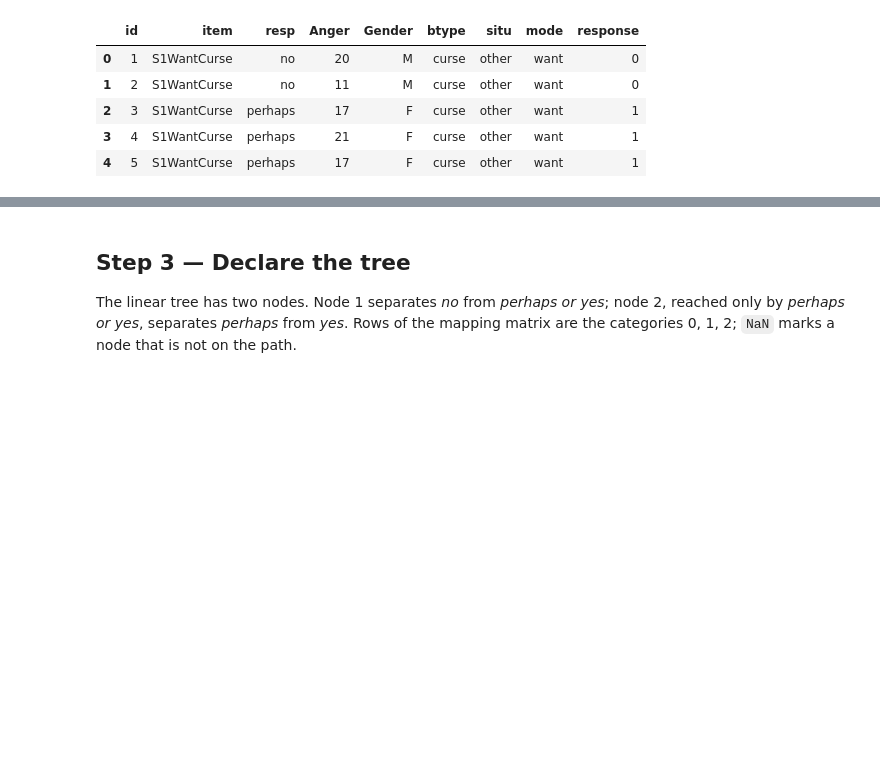
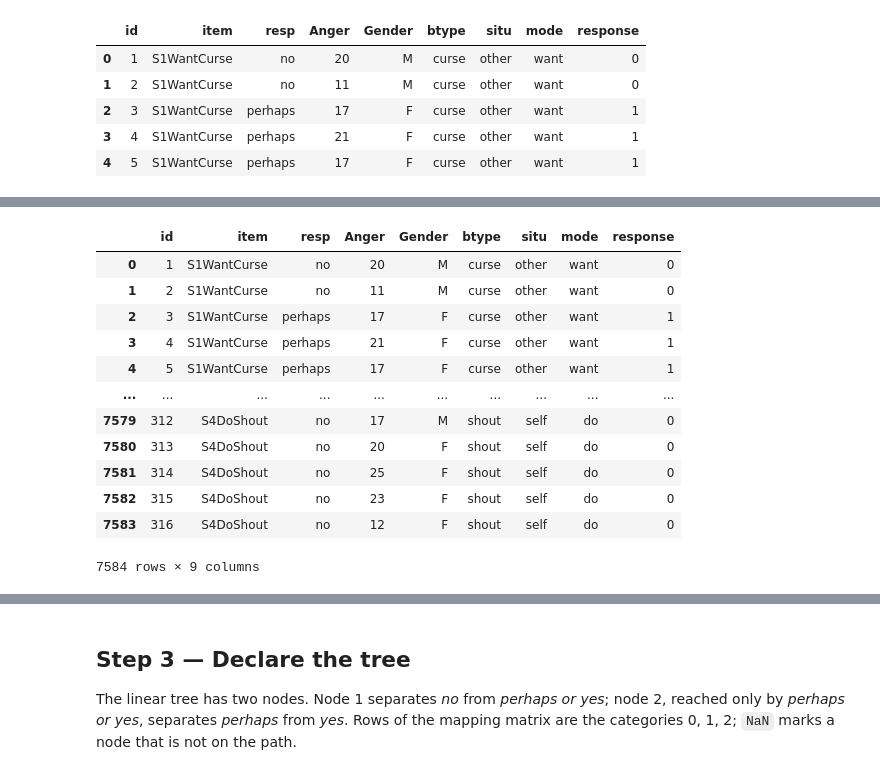
Before and after one commit to Juste-mehou/irtree-0.4.0, a Jupyter notebook: replication/verbagg/61_verbagg_workflow.ipynb, the cells around one changed output, grey strips where cells are left out. Saved outputs shown, nothing was run; the diff lists cells and outputs as text; code cells hidden in the pictures; blank space fills up the shorter version.

```diff
--- a/replication/verbagg/61_verbagg_workflow.ipynb
+++ b/replication/verbagg/61_verbagg_workflow.ipynb
@@ -78,3 +154,19 @@ Name: count, dtype: int64
+# %%
+va
+# %% [output]
+|  | id | item | resp | Anger | Gender | btype | situ | mode | response |
+| 0 | 1 | S1WantCurse | no | 20 | M | curse | other | want | 0 |
+| 1 | 2 | S1WantCurse | no | 11 | M | curse | other | want | 0 |
+| 2 | 3 | S1WantCurse | perhaps | 17 | F | curse | other | want | 1 |
+| 3 | 4 | S1WantCurse | perhaps | 21 | F | curse | other | want | 1 |
+| 4 | 5 | S1WantCurse | perhaps | 17 | F | curse | other | want | 1 |
+| ... | ... | ... | ... | ... | ... | ... | ... | ... | ... |
+| 7579 | 312 | S4DoShout | no | 17 | M | shout | self | do | 0 |
+| 7580 | 313 | S4DoShout | no | 20 | F | shout | self | do | 0 |
+| 7581 | 314 | S4DoShout | no | 25 | F | shout | self | do | 0 |
+| 7582 | 315 | S4DoShout | no | 23 | F | shout | self | do | 0 |
+| 7583 | 316 | S4DoShout | no | 12 | F | shout | self | do | 0 |
+7584 rows × 9 columns
 # %% [markdown]
 ## Step 2 — Covariates
 All covariates are centered (Section 4: the traits and locations have fixed means, so uncentered covariates would shift them).
```
Also changed, not shown: parts of 9 cells of this notebook.
